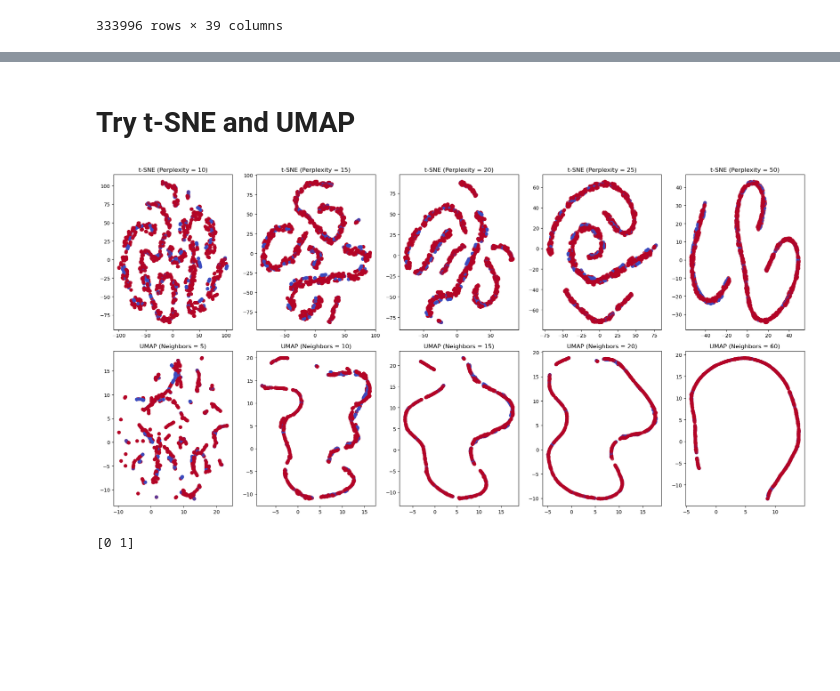
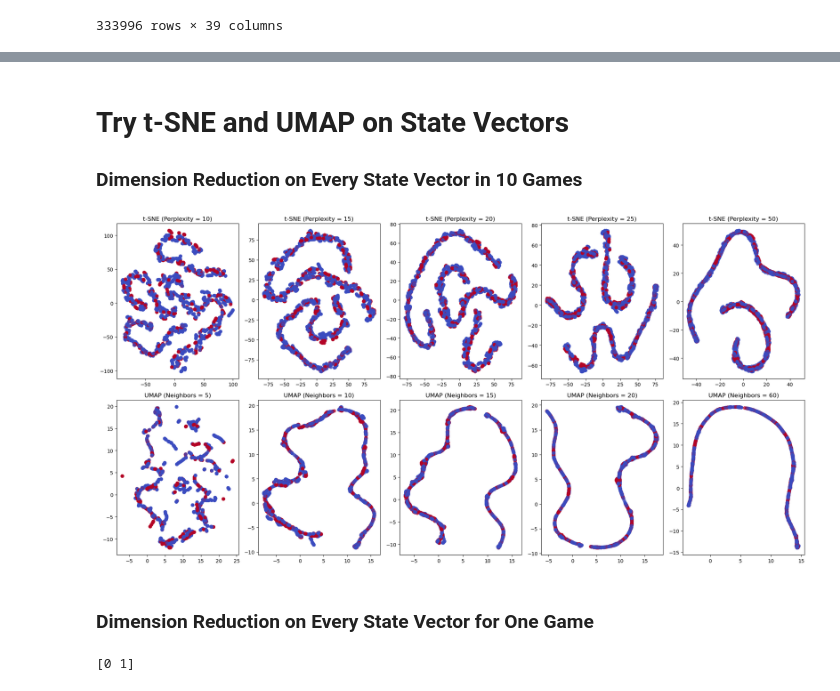
Before and after one commit to jeffxhansen/NHL_Win_Predictor, a Jupyter notebook: dylan.ipynb, the cells around one changed output, grey strips where cells are left out. Drawn from its saved outputs; the diff is of its cells as text; code cells hidden in the pictures; blank space fills up the shorter version.

```diff
--- a/dylan.ipynb
+++ b/dylan.ipynb
@@ -360,17 +335,29 @@ final_df_opt
 # Get the last rows for each game.
 last_row = final_df_opt['GAME_ID'].shift(-1) != final_df_opt['GAME_ID']
 last_row = final_df_opt.loc[last_row, :]
+
+# Get rid of NaN's
+last_row = last_row.fillna(0)
 
 fig, ax = plt.subplots(2, 4, figsize=(20, 10))
 row, co = 2, 4
 r, c = 0, 0
 for i, col in enumerate(['FACEOFF', 'HIT', 'GIVEAWAY', 'BLOCKED_SHOT', 'SHOT', 'MISSED_SHOT', 'TAKEAWAY', 'PENALTY']):
     mask = last_row['WIN'] == 1
-    ax[r, c].hist(last_row[mask][f'HOME_{col}'], alpha=0.5, bins=len(last_row[mask][f'HOME_{col}'].unique()), label='Home Win', density=True   , edgecolor='white')
-    ax[r, c].hist(last_row[~mask][f'HOME_{col}'], alpha=0.5, bins=len(last_row[~mask][f'HOME_{col}'].unique()), label='Home Loss', density=True, edgecolor='white')
-    ax[r, c].hist(last_row[mask][f'AWAY_{col}'], alpha=0.5, bins=len(last_row[mask][f'AWAY_{col}'].unique()), label='Away Win', density=True   , edgecolor='white')
-    ax[r, c].hist(last_row[~mask][f'AWAY_{col}'], alpha=0.5, bins=len(last_row[~mask][f'AWAY_{col}'].unique()), label='Away Loss', density=True, edgecolor='white')
-    ax[r, c].set_ylim(0, .25)
+    # These rows plot four histograms per event. Home win, Home loss, Away win, Away loss.
+    # ax[r, c].hist(last_row[mask][f'HOME_{col}'], alpha=0.5, bins=len(last_row[mask][f'HOME_{col}'].unique()), label='Home Win', density=True   , edgecolor='white')
+    # ax[r, c].hist(last_row[~mask][f'HOME_{col}'], alpha=0.5, bins=len(last_row[~mask][f'HOME_{col}'].unique()), label='Home Loss', density=True, edgecolor='white')
+    # ax[r, c].hist(last_row[mask][f'AWAY_{col}'], alpha=0.5, bins=len(last_row[mask][f'AWAY_{col}'].unique()), label='Away Win', density=True   , edgecolor='white')
+    # ax[r, c].hist(last_row[~mask][f'AWAY_{col}'], alpha=0.5, bins=len(last_row[~mask][f'AWAY_{col}'].unique()), label='Away Loss', density=True, edgecolor='white')
+    # ax[r, c].set_ylim(0, .25)
+    # ax[r, c].set_title(col)
+
+    # These rows plot two histograms per event. Win and Loss.
+    win = last_row[mask][f'HOME_{col}'] + last_row[mask][f'AWAY_{col}']
+    loss = last_row[~mask][f'HOME_{col}'] + last_row[~mask][f'AWAY_{col}']
+    ax[r, c].hist(win, alpha=0.5, bins=len(win.unique()), label='Win', density=True   , edgecolor='white')
+    ax[r, c].hist(loss, alpha=0.5, bins=len(loss.unique()), label='Loss', density=True, edgecolor='white')
+    ax[r, c].set_ylim(0, .12)
     ax[r, c].set_title(col)
 
     c += 1
@@ -407,35 +373,43 @@ f_df = f_df[f_df.GAME_ID.isin(selected)]
 # %% [markdown]
-<h1>Try t-SNE and UMAP</h1>
+<h1>Try t-SNE and UMAP on State Vectors</h1>
+
+<h3>Dimension Reduction on Every State Vector in 10 Games</h3>
 # %%
-# Import t-SNE and UMAP
-from sklearn.manifold import TSNE
-from umap import UMAP
+# Get 10 random games to plot.
+f_df = final_df_opt.fillna(0).copy()
+
+# Get the game_ids
+game_ids = f_df.GAME_ID.unique()
+selected = np.random.choice(game_ids, 10)
+f_df = f_df[f_df.GAME_ID.isin(selected)]
 
 # Get the data
 X = f_df.drop(columns=['WIN', 'GAME_ID'])
 y = f_df.WIN
 
 # Plot the results
 fig, ax = plt.subplots(2, 5, figsize=(20, 10))
 
 for i, perp, neigh in zip(range(5), [10, 15, 20, 25, 50], [5, 10, 15, 20, 60]):
     # Initialize the models
     tsne = TSNE(n_components=2, perplexity=perp)
     umap = UMAP(n_components=2, n_neighbors=neigh)
 
     # Fit the models
     X_tsne = tsne.fit_transform(X)
     X_umap = umap.fit_transform(X)
 
     ax[0, i].scatter(X_tsne[:, 0], X_tsne[:, 1], c=y, cmap='coolwarm', alpha=0.7)
     ax[0, i].set_title(f't-SNE (Perplexity = {perp})')
     ax[1, i].scatter(X_umap[:, 0], X_umap[:, 1], c=y, cmap='coolwarm', alpha=0.7)
     ax[1, i].set_title(f'UMAP (Neighbors = {neigh})')
 
 plt.tight_layout()
 plt.show()
 # %% [output]
-[figure, old version]
+[figure, new version]
+# %% [markdown]
+<h3>Dimension Reduction on Every State Vector for One Game</h3>
 # %%
 # Split f_df into home and away
 test = f_df[f_df['GAME_ID'] == f_df.GAME_ID.unique()[0]]
```
Also changed, not shown: parts of 21 cells of this notebook.
